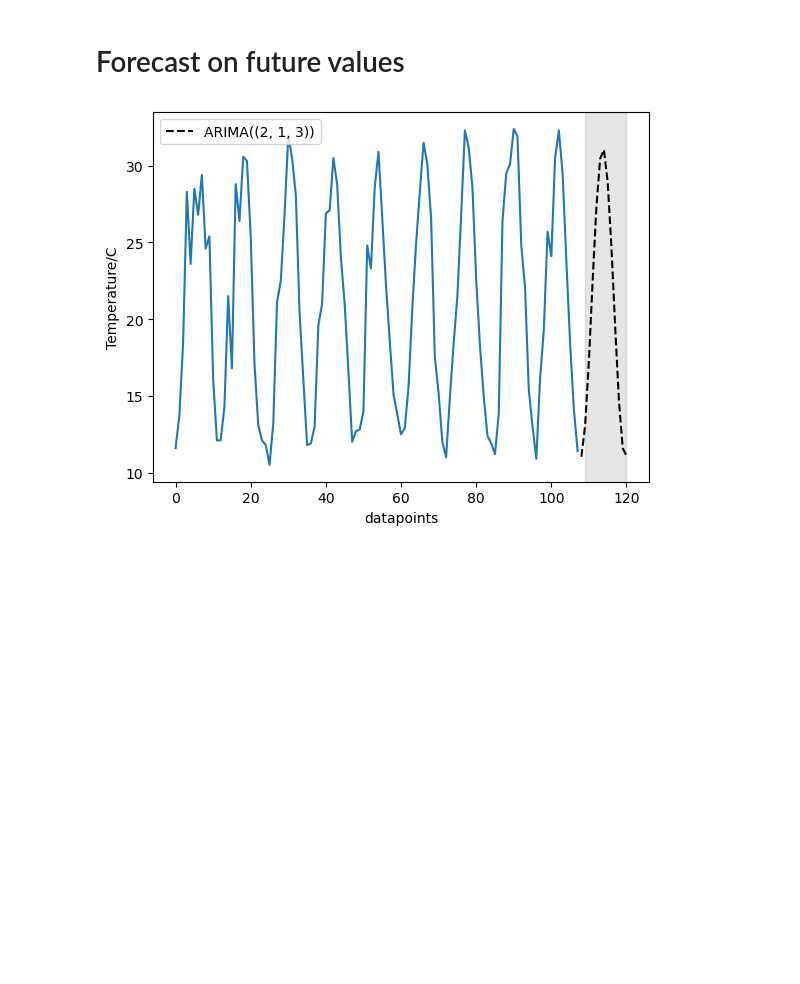
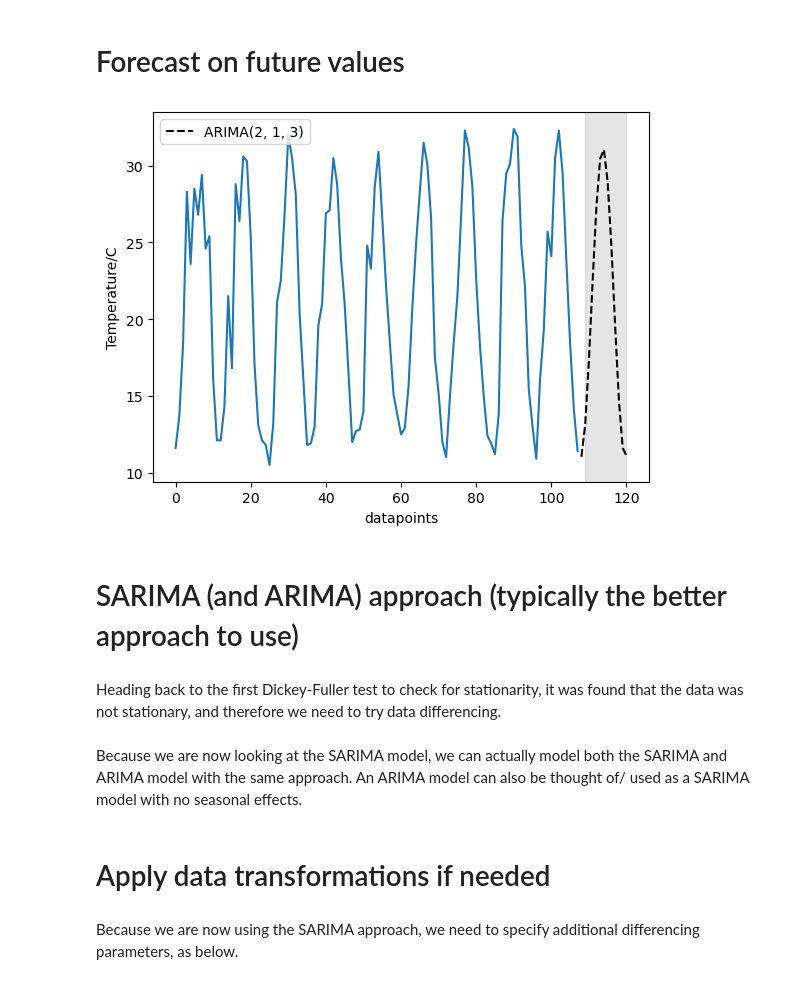
Before and after one commit to kcj-coding/Python-coding, a Jupyter notebook: python-time-series-forecasting1.ipynb, the cells around one changed output. Drawn from its saved outputs; the diff is of its cells as text; code cells hidden in the pictures; blank space fills up the shorter version.

```diff
--- a/python-time-series-forecasting1.ipynb
+++ b/python-time-series-forecasting1.ipynb
@@ -73,0 +81,12 @@ ax.set_title("Average monthly high temperature in degrees Celcius\n for years 20
+# %%
+# plot data with vertical lines at seasonal frequency e.g. 12 months if looking at years
+line_range = [df.date[i] for i in range(0,len(df),12)]
+
+fig, ax = plt.subplots()
+
+ax.plot(df.date, df.test)
+for i in line_range:
+    ax.vlines(i,0,max(df.test), colors='k',linestyles='dashed')
+ax.set_xlabel('Date')
+ax.set_ylabel('Temperature/C')
+ax.set_title("Average monthly high temperature in degrees Celcius\n for years 2011 - 2019");
@@ -166,8 +219,11 @@ print(values_try_df)
 # %%
 # because the differencing (integration) term d is used, we do not need to manipulate the dataframe data
 
-train = df.test[:-4] # all data points except the last 4
-test = df.test.iloc[-4:] # from 4 data points before the end of the datapoints, to the end of the datapoints
+time_lag = 12 # if there is any pattern to take into account for testing e.g. a 12 month season or no season at all
+data_points_to_test_from = 4
+
+train = df.test[:-(data_points_to_test_from)] # all data points except the last 4
+test = df.test.iloc[-(data_points_to_test_from):] # from 4 data points before the end of the datapoints, to the end of the datapoints
 # %% [markdown]
 # Fit every combination of p,d,q
 # %%
@@ -339,31 +395,42 @@ Here, we can see the error is much lower on the arima predictions.
 # Forecast on future values
 # %%
 ################## forecast future x points ####################################
+df_future = df.copy()
 
 # future prediction forecast range
 x = 12 # next 12 months
 
 # make a df which has this range of values
-df['index'] = df.index
+df_future['index'] = df_future.index
 
 # ARIMA predictions
-ARIMA_preds = model_fit.get_prediction(len(df),len(df)+x).predicted_mean
+ARIMA_preds = model_fit.get_prediction(len(df_future),len(df_future)+x).predicted_mean
 
 test = pd.DataFrame({'arima_pred':ARIMA_preds})
 
 # concat this onto df
-df = pd.concat([df,test])
+df_future = pd.concat([df_future,test])
 
 # graph this
 fig, ax = plt.subplots()
 
-ax.plot(df.index, df['test'])
-ax.plot(df.index, df['arima_pred'], 'k--', label=f"ARIMA({p_use,d,q_use})")
+ax.plot(df_future.index, df_future['test'])
+ax.plot(df_future.index, df_future['arima_pred'], 'k--', label=f"ARIMA{p_use,d,q_use}")
 
 ax.set_xlabel('datapoints')
 ax.set_ylabel('Temperature/C')
-ax.axvspan(df.index[len(df)-x],df.index[len(df)-1], color='#808080', alpha=0.2)
+ax.axvspan(df_future.index[len(df_future)-x],df_future.index[len(df_future)-1], color='#808080', alpha=0.2)
 
 ax.legend(loc=2);
 # %% [output]
-[figure, old version]
+[figure, new version]
+# %% [markdown]
+ # SARIMA (and ARIMA) approach (typically the better approach to use)
+# %% [markdown]
+Heading back to the first Dickey-Fuller test to check for stationarity, it was found that the data was not stationary, and therefore we need to try data differencing.
+# %% [markdown]
+Because we are now looking at the SARIMA model, we can actually model both the SARIMA and ARIMA model with the same approach. An ARIMA model can also be thought of/ used as a SARIMA model with no seasonal effects.
+# %% [markdown]
+# Apply data transformations if needed
+# %% [markdown]
+Because we are now using the SARIMA approach, we need to specify additional differencing parameters, as below.
```
Also changed, not shown: parts of 56 cells of this notebook.
